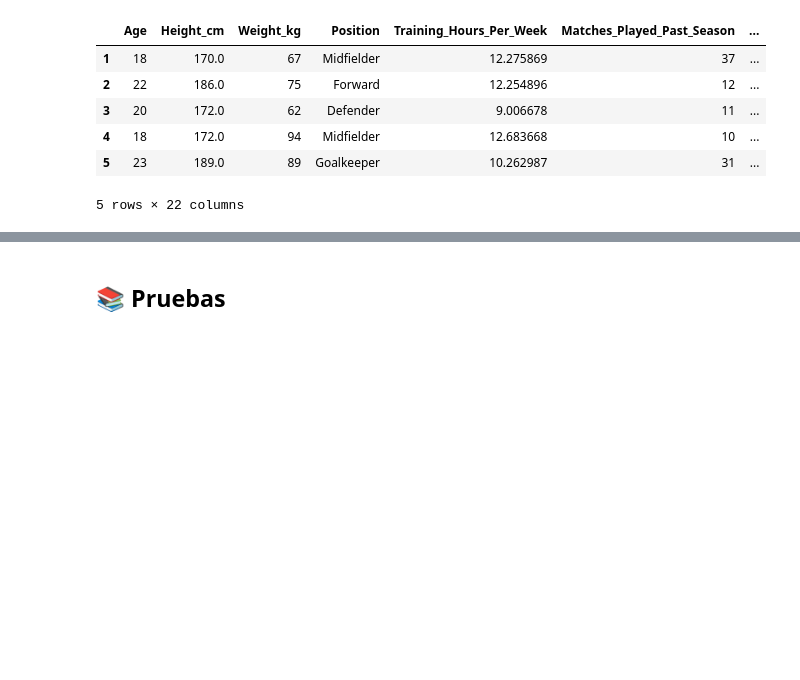
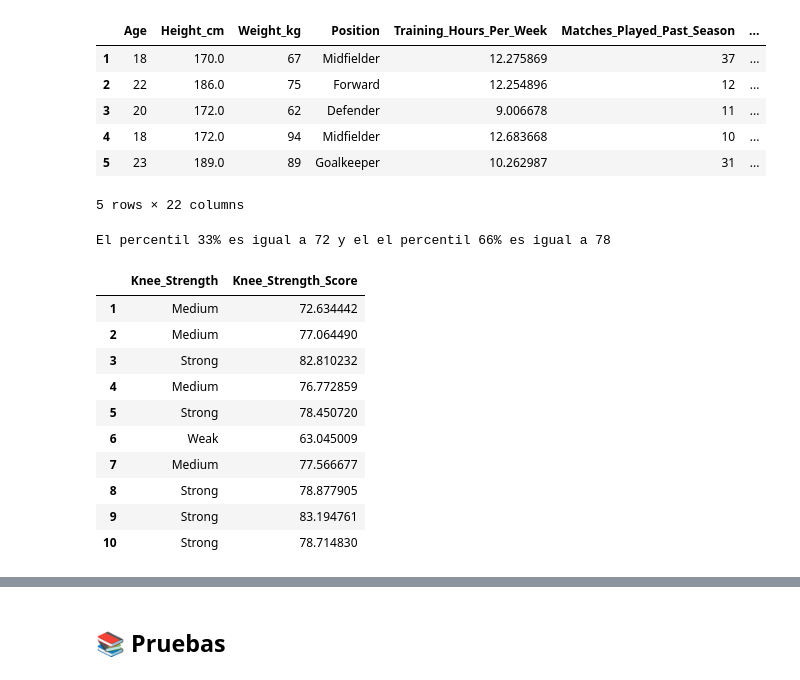
Before and after one commit to lauraargente/Proyecto_University-Football-Injury-Prediction-Dataset, a Jupyter notebook: analisis.ipynb, the cells around one changed output, grey strips where cells are left out. Cells and saved outputs as stored; diff of their text form; code cells hidden in the pictures; blank space fills up the shorter version.

Commit message:
New columns 30/3

```diff
--- a/analisis.ipynb
+++ b/analisis.ipynb
@@ -210,18 +215,23 @@ Name: Height_category, dtype: str
 df_csv['Weight_category']= ""
 df_csv.head(5)
 
+#Sacamos los percentiles 33% y 66% de "weight_kg"
+weight33 = int(round(df_csv['Weight_kg'].quantile(0.33), 0))
+weight66 = int(round(df_csv['Weight_kg'].quantile(0.66), 0))
+print(f'El percentil 33% es igual a {weight33} kg y el el percentil 66% es igual a {weight66} kg')
+
 #Creamos las categorías para "Weight_kg" y añadimos los nuevos valores en la columna "Weight_category"
 for i in range (len(df_csv)):
     #Si el valor de cada fila en la columna "Weight_kg" es menor que 69, el valor en cada fila en la columna "Weight_category" será '< 69 kg'
-    if df_csv.loc[df_csv.index[i],'Weight_kg'] < 69:
-        df_csv.loc[df_csv.index[i],'Weight_category'] = '< 69kg'
+    if df_csv.loc[df_csv.index[i],'Weight_kg'] < weight33:
+        df_csv.loc[df_csv.index[i],'Weight_category'] = f'< {weight33} kg'
 
-#Si el valor de cada fila en la columna "Weight_kg" es entre 69 y 77 kg, el valor en cada fila en la columna "Weight_category" será '69 - 77 kg'
-    elif df_csv.loc[df_csv.index[i],'Weight_kg'] >= 69 and df_csv.loc[df_csv.index[i],'Weight_kg'] <= 77:
-        df_csv.loc[df_csv.index[i],'Weight_category'] = '69 - 77 kg'
+    #Si el valor de cada fila en la columna "Weight_kg" es entre 69 y 78 kg, el valor en cada fila en la columna "Weight_category" será '69 - 78 kg'
+    elif df_csv.loc[df_csv.index[i],'Weight_kg'] >= weight33 and df_csv.loc[df_csv.index[i],'Weight_kg'] <= weight66:
+        df_csv.loc[df_csv.index[i],'Weight_category'] = f'{weight33} - {weight66} kg'
 
-#Si el valor de cada fila en la columna "Weight_kg" es mayor que 77 kg, el valor en cada fila en la columna "Weight_category" será '>77 kg'
+    #Si el valor de cada fila en la columna "Weight_kg" es mayor que 77 kg, el valor en cada fila en la columna "Weight_category" será '> 78 kg'
     else:
-        df_csv.loc[df_csv.index[i],'Weight_category'] = '> 77 kg'
+        df_csv.loc[df_csv.index[i],'Weight_category'] = f'> {weight66} kg'
 df_csv.head(5)
 # %% [output]
@@ -263,3 +274,41 @@ df_csv.head(5)
 | 4 | 18 | 172.0 | 94 | Midfielder | 12.683668 | 10 | ... |
 | 5 | 23 | 189.0 | 89 | Goalkeeper | 10.262987 | 31 | ... |
 5 rows × 22 columns
+# %%
+#Creamos una nueva columna con las nuevas categorías para "Knee_Strength_Score"
+df_csv['Knee_Strength']= ""
+df_csv.head(5)
+
+#Sacamos los percentiles 33% y 66% de "Knee_Strengh_Score"
+knee33 = int(round(df_csv['Knee_Strength_Score'].quantile(0.33), 0))
+knee66 = int(round(df_csv['Knee_Strength_Score'].quantile(0.66), 0))
+print(f'El percentil 33% es igual a {knee33} y el el percentil 66% es igual a {weight66}')
+
+#Creamos las categorías para "Knee_Strength_Score" y añadimos los nuevos valores en la columna "Knee_Strength"
+for i in range (len(df_csv)):
+    #Si el valor de cada fila en la columna "Knee_Strengh_Score" es menor que 72 , el valor en cada fila en la columna "Knee_Strength" será 'Weak'
+    if df_csv.loc[df_csv.index[i],'Knee_Strength_Score'] < knee33:
+        df_csv.loc[df_csv.index[i],'Knee_Strength'] = 'Weak'
+
+#Si el valor de cada fila en la columna "Knee_Strengh_Score" es entre 72 y 78 partidos, el valor en cada fila en la columna "Knee_Strength" será 'Medium'
+    elif df_csv.loc[df_csv.index[i],'Knee_Strength_Score'] >= knee33 and df_csv.loc[df_csv.index[i],'Knee_Strength_Score'] <= knee66 :
+        df_csv.loc[df_csv.index[i],'Knee_Strength'] = 'Medium'
+
+#Si el valor de cada fila en la columna "Knee_Strengh_Score" es mayor que 78, el valor en cada fila en la columna "Knee_Strength" será 'Strong'
+    else:
+        df_csv.loc[df_csv.index[i],'Knee_Strength']= 'Strong'
+
+df_csv[['Knee_Strength', 'Knee_Strength_Score']].head(10)
+# %% [output]
+El percentil 33% es igual a 72 y el el percentil 66% es igual a 78
+|  | Knee_Strength | Knee_Strength_Score |
+| 1 | Medium | 72.634442 |
+| 2 | Medium | 77.064490 |
+| 3 | Strong | 82.810232 |
+| 4 | Medium | 76.772859 |
+| 5 | Strong | 78.450720 |
+| 6 | Weak | 63.045009 |
+| 7 | Medium | 77.566677 |
+| 8 | Strong | 78.877905 |
+| 9 | Strong | 83.194761 |
+| 10 | Strong | 78.714830 |
```
Also changed, not shown: parts of 4 cells of this notebook.
